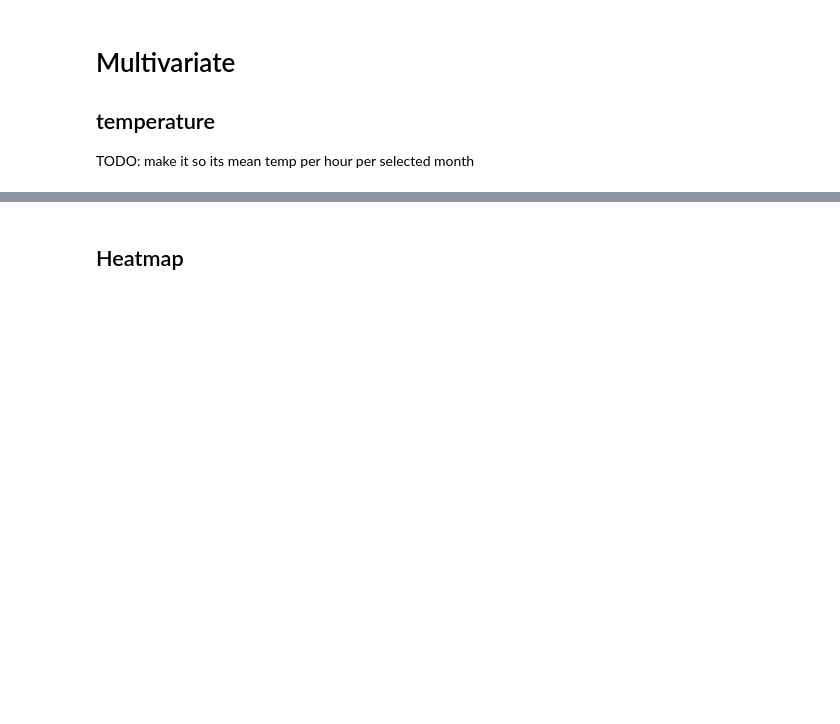
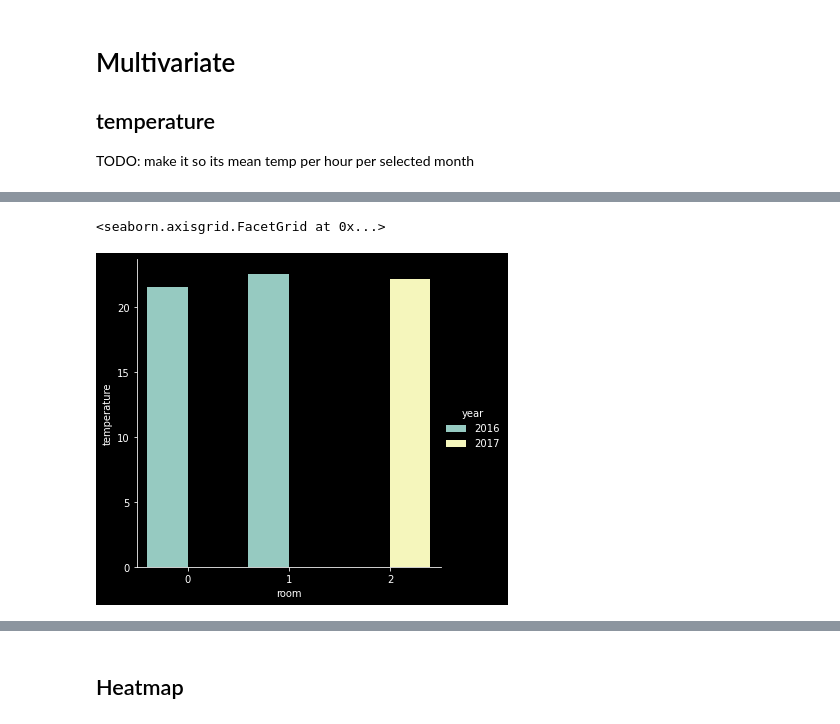
Before and after one commit to AvansETI/SmartGridAI, a Jupyter notebook: B4B Human Wellbeing Prediction/data_analysis/multivariate_analysis.ipynb, the cells around one changed output, grey strips where cells are left out. Saved outputs shown, nothing was run; the diff lists cells and outputs as text; code cells hidden in the pictures; blank space fills up the shorter version.

```diff
--- a/B4B Human Wellbeing Prediction/data_analysis/multivariate_analysis.ipynb
+++ b/B4B Human Wellbeing Prediction/data_analysis/multivariate_analysis.ipynb
@@ -38,0 +108,8 @@ TODO: make it so its mean temp per hour per selected month
+# %%
+sns.catplot(
+    data=df, kind="bar",
+    x="room", y="temperature", hue="year"
+)
+# %% [output]
+<seaborn.axisgrid.FacetGrid at 0x...>
+[figure, added]
```
Also changed, not shown: parts of 23 cells of this notebook.
